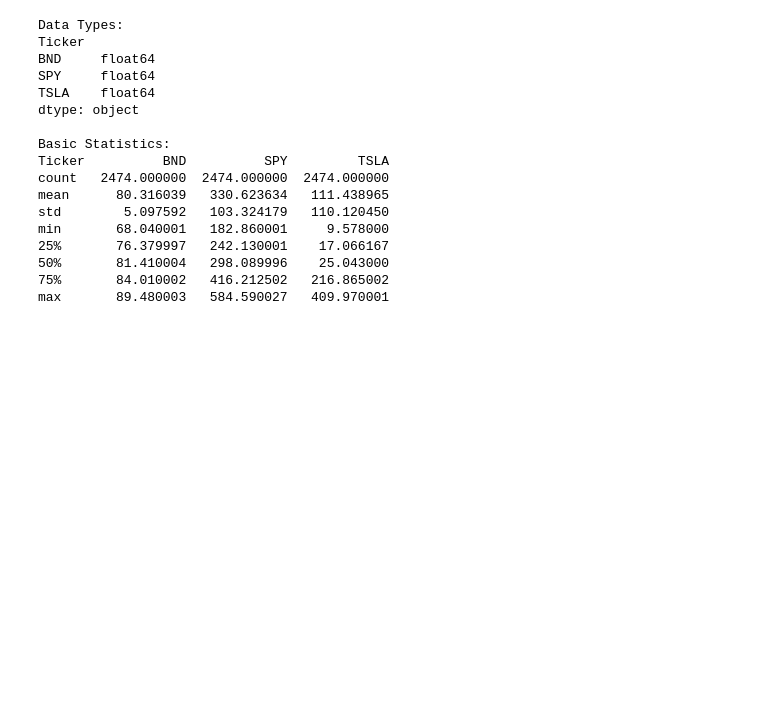
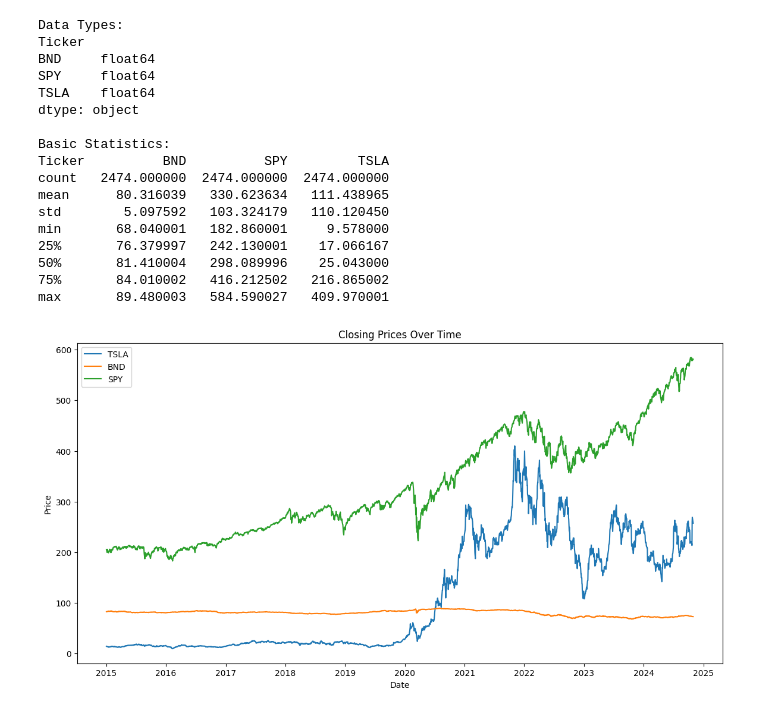
Before and after one commit to brook1167/GMF_Investments-Portfolio-Forecasting, a Jupyter notebook: notebooks/eda.ipynb, the cells around one changed output. Cells and saved outputs as stored; diff of their text form; code cells hidden in the pictures; blank space fills up the shorter version.

Commit message:
plot closing price over time

```diff
--- a/notebooks/eda.ipynb
+++ b/notebooks/eda.ipynb
@@ -84,0 +87,11 @@ max       89.480003   584.590027   409.970001
+# %%
+plt.figure(figsize=(14, 7))
+for ticker in tickers:
+    plt.plot(data_df[ticker], label=ticker)
+plt.title('Closing Prices Over Time')
+plt.xlabel('Date')
+plt.ylabel('Price')
+plt.legend()
+plt.show()
+# %% [output]
+[figure, added]
```
Also changed, not shown: parts of 1 cell of this notebook.
